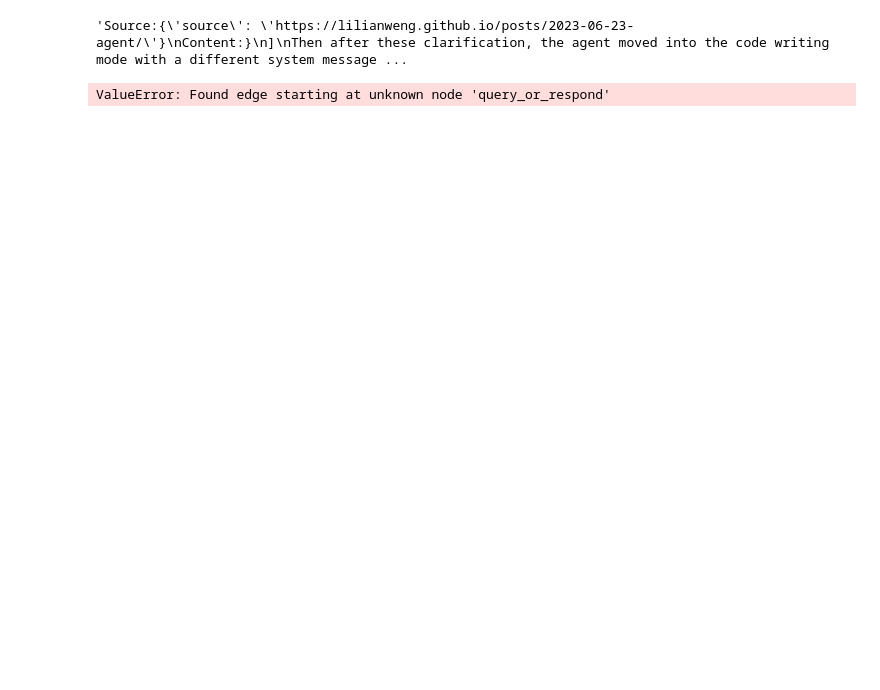
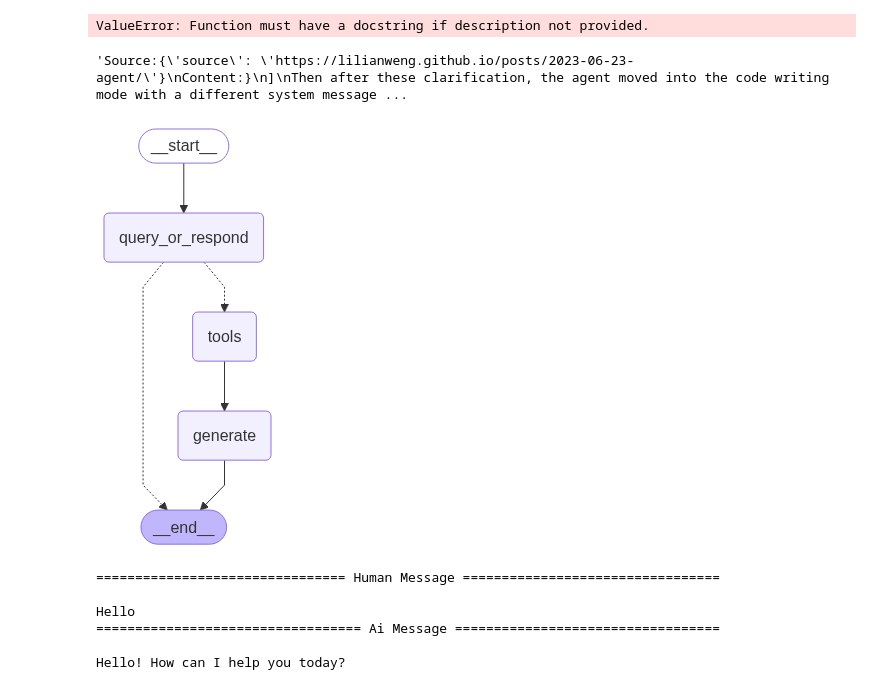
Before and after one commit to MINGYU-1/TIL, a Jupyter notebook: LLM-agent/07_langgraph_rag.ipynb, the cells around one changed output. Cells and saved outputs as stored; diff of their text form; code cells hidden in the pictures; blank space fills up the shorter version.

```diff
--- a/LLM-agent/07_langgraph_rag.ipynb
+++ b/LLM-agent/07_langgraph_rag.ipynb
@@ -40,3 +72,35 @@ vectorstore = FAISS.from_documents(splitted_docs, embedding=embedding)
+# %%
+from langchain.tools import tool
+from langchain_openai import ChatOpenAI
+
+@tool
+def multiply(a:int, b:int):
+    return a *b
+
+@tool
+def add(a: int, b:int)->float:
+    """Divide a and b
+    Args:
+        a: first int
+        b: second int
+    """
+    return a / b
+
+@tool
+def divide(a: int, b: int) -> float:
+    """Divide a and b
+
+    Args:
+        a: first int
+        b: second int
+
+    """
+
+tools = [add, multiply, divide]
+llm = ChatOpenAI(model = 'gpt-4.1', temperature = 0)
+llm_with_tools = llm.bind_tools(tools,parallel_tool_calls = False)
+# %% [output]
+ValueError: Function must have a docstring if description not provided.
 # %%
 from langgraph.graph import MessagesState, StateGraph
 from langchain_core.tools import tool
@@ -117,8 +181,10 @@ def generate(state: MessagesState):
     response = llm.invoke(prompt)
     return {"messages": [response]}
 # %%
-# builder.add_node('query_or_respond',query_or_respond)
-# builder.add_node(tools)
+from langgraph.graph import MessagesState, StateGraph
+builder = StateGraph(MessagesState)
+builder.add_node('query_or_respond',query_or_respond)
+builder.add_node(tools)
 builder.add_node(generate)
 
 builder.add_edge(START,'query_or_respond')
@@ -130,5 +196,8 @@ builder.add_conditional_edges(
 builder.add_edge('tools','generate')
 builder.add_edge('generate',END)
 graph = builder.compile()
-# %% [output]
-ValueError: Found edge starting at unknown node 'query_or_respond'
+# %%
+from IPython.display import Image, display
+display(Image(graph.get_graph().draw_mermaid_png()))
+# %% [output]
+[figure, added]
@@ -134,0 +206,17 @@ ValueError: Found edge starting at unknown node 'query_or_respond'
+# %%
+input_state = {
+    'messages': [
+        {'role':'user','content':'Hello'}
+    ]
+}
+res = graph.invoke(input_state)
+
+for msg in res['messages']:
+    msg.pretty_print()
+# %% [output]
+================================ Human Message =================================
+
+Hello
+================================== Ai Message ==================================
+
+Hello! How can I help you today?
```
Also changed, not shown: parts of 12 cells of this notebook, 8 other files.
